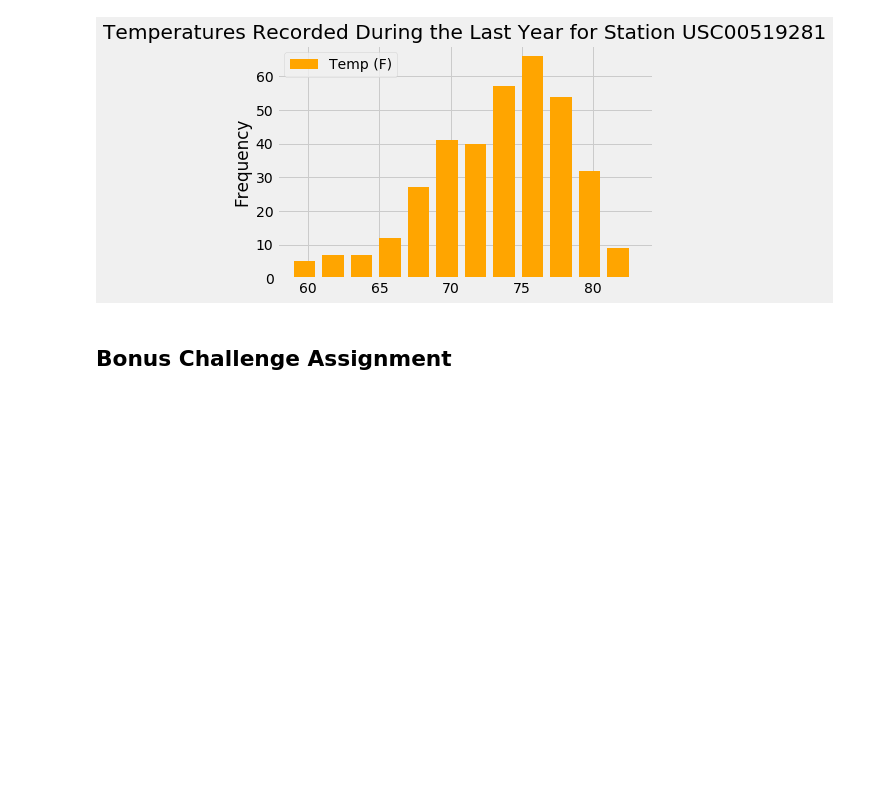
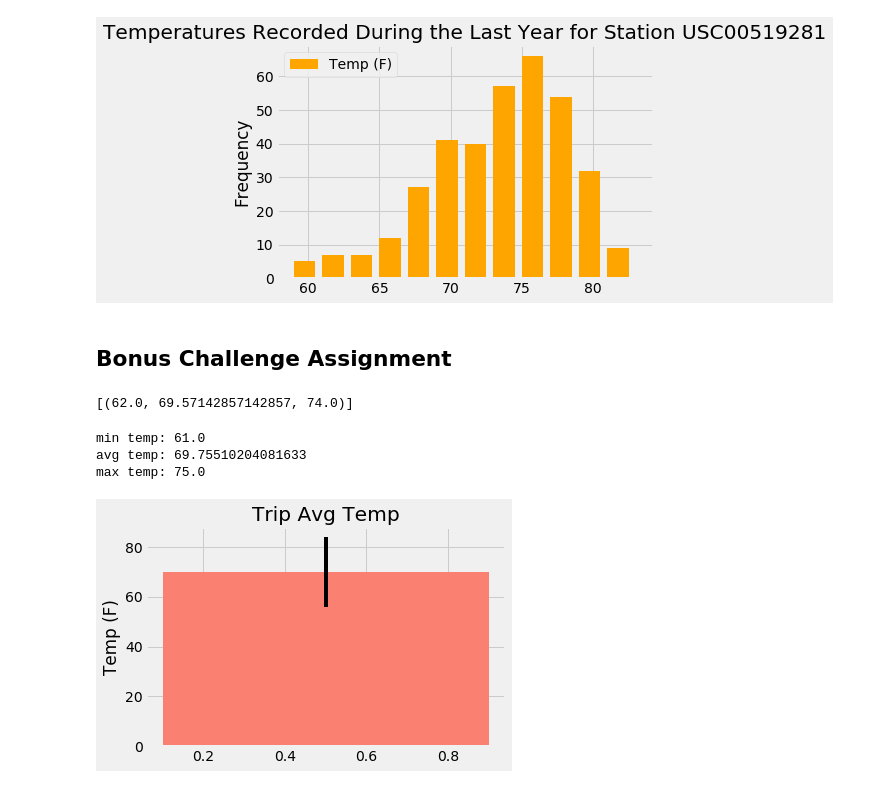
Before and after one commit to Joe-W-Conroy/sqlalchemy-challenge, a Jupyter notebook: climate.ipynb, the cells around one changed output. Saved outputs shown, nothing was run; the diff lists cells and outputs as text; code cells hidden in the pictures; blank space fills up the shorter version.

```diff
--- a/climate.ipynb
+++ b/climate.ipynb
@@ -225,32 +220,52 @@ First Allowed Date: 08/18/2016
 # %% [markdown]
 ## Bonus Challenge Assignment
 # %%
-# # This function called `calc_temps` will accept start date and end date in the format '%Y-%m-%d'
-# # and return the minimum, average, and maximum temperatures for that range of dates
-# def calc_temps(start_date, end_date):
-#     """TMIN, TAVG, and TMAX for a list of dates.
+# This function called `calc_temps` will accept start date and end date in the format '%Y-%m-%d'
+# and return the minimum, average, and maximum temperatures for that range of dates
+def calc_temps(start_date, end_date):
+    """TMIN, TAVG, and TMAX for a list of dates.
 
-#     Args:
-#         start_date (string): A date string in the format %Y-%m-%d
-#         end_date (string): A date string in the format %Y-%m-%d
+    Args:
+        start_date (string): A date string in the format %Y-%m-%d
+        end_date (string): A date string in the format %Y-%m-%d
 
-#     Returns:
-#         TMIN, TAVE, and TMAX
-#     """
+    Returns:
+        TMIN, TAVE, and TMAX
+    """
 
-#     return session.query(func.min(Measurement.tobs), func.avg(Measurement.tobs), func.max(Measurement.tobs)).\
-#         filter(Measurement.date >= start_date).filter(Measurement.date <= end_date).all()
+    return session.query(func.min(measurements_table.tobs), func.avg(measurements_table.tobs), func.max(measurements_table.tobs)).\
+        filter(measurements_table.date >= start_date).filter(measurements_table.date <= end_date).all()
 
-# # function usage example
-# print(calc_temps('2012-02-28', '2012-03-05'))
+# function usage example
+print(calc_temps('2012-02-28', '2012-03-05'))
+# %% [output]
+[(62.0, 69.57142857142857, 74.0)]
 # %%
 # Use your previous function `calc_temps` to calculate the tmin, tavg, and tmax
 # for your trip using the previous year's data for those same dates.
+tmin, tavg, tmax = calc_temps('2011-02-28', '2011-03-05')[0]
+print(f"min temp: {tmin}\navg temp: {tavg}\nmax temp: {tmax}")
+# %% [output]
+min temp: 61.0
+avg temp: 69.75510204081633
+max temp: 75.0
 # %%
 # Plot the results from your previous query as a bar chart.
 # Use "Trip Avg Temp" as your Title
 # Use the average temperature for the y value
 # Use the peak-to-peak (tmax-tmin) value as the y error bar (yerr)
+avg_bar = plt.bar(
+    0.5,
+    height=tavg,
+    color='salmon',
+    yerr=tmax - tmin
+)
+plt.title("Trip Avg Temp")
+plt.ylabel("Temp (F)")
+plt.tight_layout()
+plt.show()
+# %% [output]
+[figure, added]
 # %%
 # Calculate the total amount of rainfall per weather station for your trip dates using the previous year's matching dates.
 # Sort this in descending order by precipitation amount and list the station, name, latitude, longitude, and elevation
```
Also changed, not shown: parts of 6 cells of this notebook.
